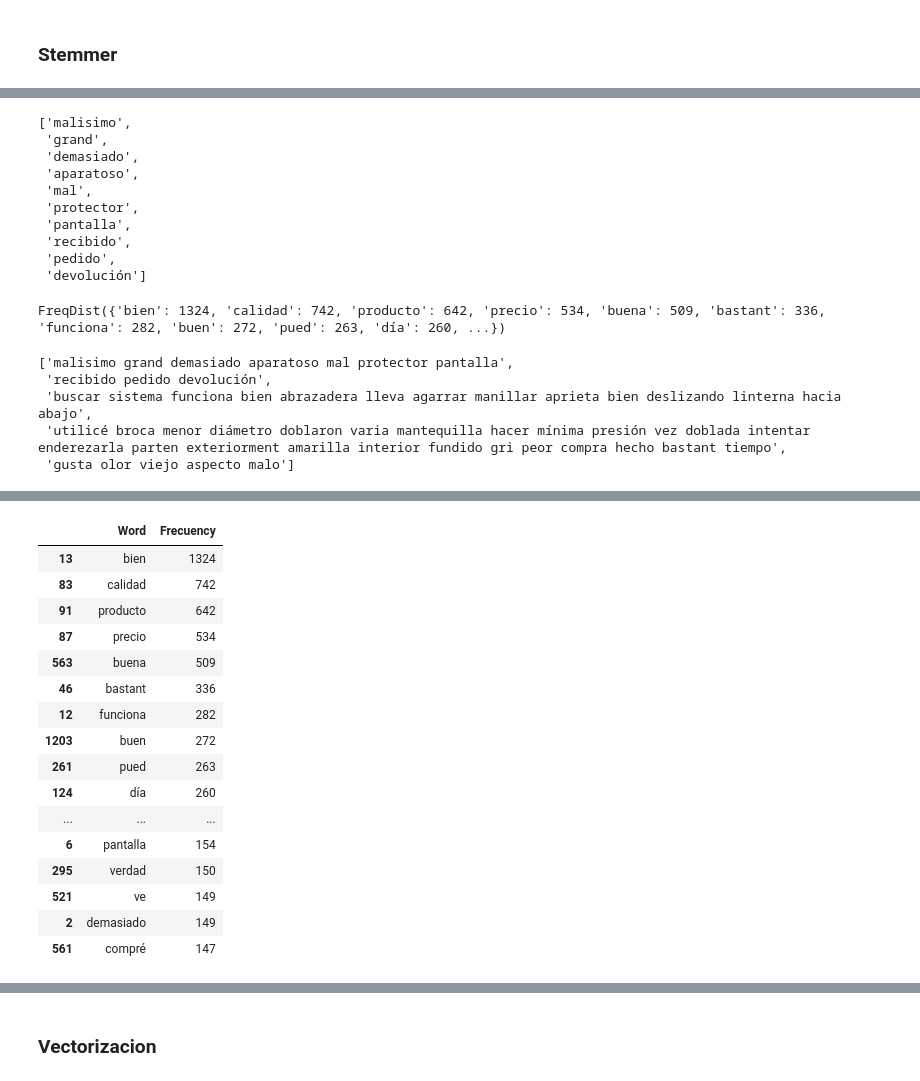
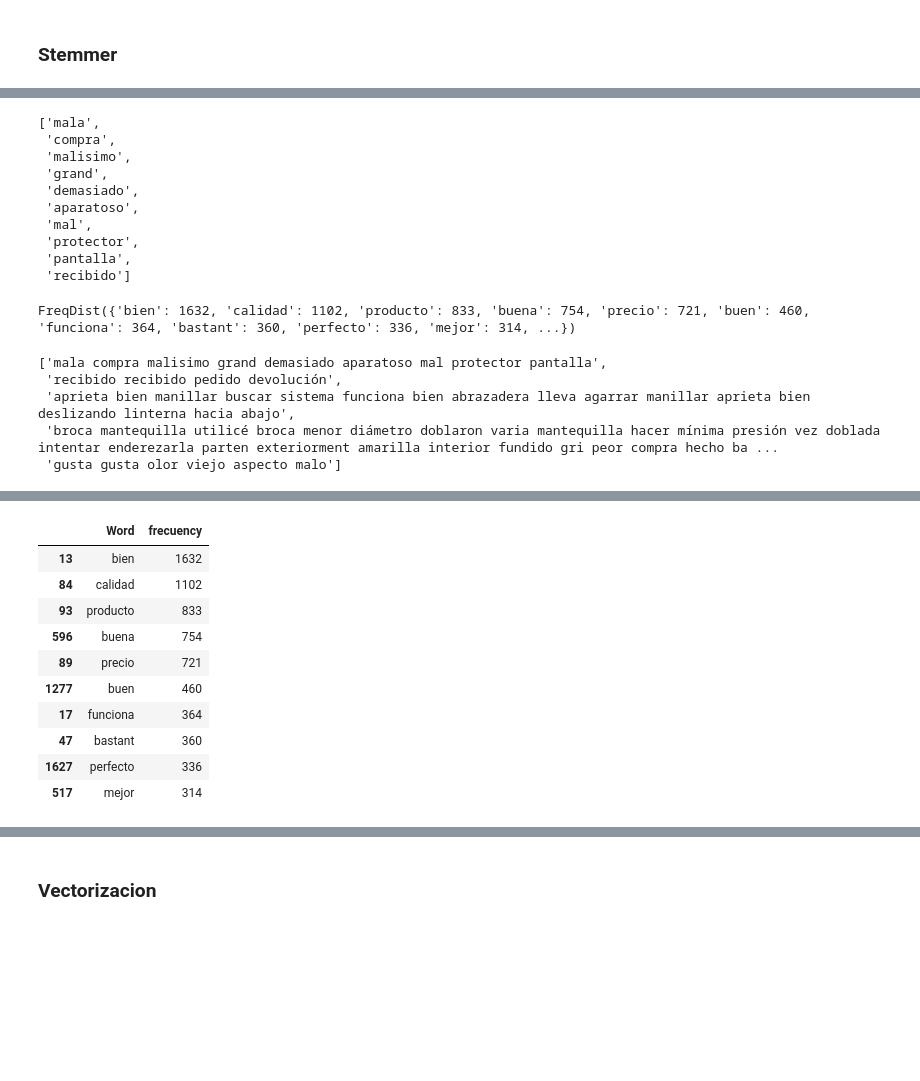
Before and after one commit to ldotto46/02.Proj_Amazon-NLP, a Jupyter notebook: DS_Proyecto_03_NLP_Lutte.ipynb, the cells around one changed output, grey strips where cells are left out. Cells and saved outputs as stored; diff of their text form; code cells hidden in the pictures; blank space fills up the shorter version.

```diff
--- a/DS_Proyecto_03_NLP_Lutte.ipynb
+++ b/DS_Proyecto_03_NLP_Lutte.ipynb
@@ -167,7 +157,7 @@ stemmer = PorterStemmer()
 review_list=[]
 simb=["!",".",",","no","si","...",")","("]
 todas_palabras_list=[]
-for review in dataset.review_body:
+for review in dataset.Todojunto:
     # Vamos a reemplzar los caracteres que no sean leras por espacios
     #review=re.sub("[^a-zA-Z]"," ",str(review))
     # Pasamos todo a minúsculas
@@ -214,29 +204,29 @@ todas_palabras_list[0:10]
 flat_list = [item for t in todas_palabras_list for item in t]
 flat_list[0:10]
 # %% [output]
-['malisimo',
+['mala',
+ 'compra',
+ 'malisimo',
  'grand',
  'demasiado',
  'aparatoso',
  'mal',
  'protector',
  'pantalla',
- 'recibido',
- 'pedido',
- 'devolución']
+ 'recibido']
 # %%
 freq = nltk.FreqDist(flat_list)
 freq
 # %% [output]
-FreqDist({'bien': 1324, 'calidad': 742, 'producto': 642, 'precio': 534, 'buena': 509, 'bastant': 336, 'funciona': 282, 'buen': 272, 'pued': 263, 'día': 260, ...})
+FreqDist({'bien': 1632, 'calidad': 1102, 'producto': 833, 'buena': 754, 'precio': 721, 'buen': 460, 'funciona': 364, 'bastant': 360, 'perfecto': 336, 'mejor': 314, ...})
 # %%
 review_list[0:5]
 # %% [output]
-['malisimo grand demasiado aparatoso mal protector pantalla',
- 'recibido pedido devolución',
- 'buscar sistema funciona bien abrazadera lleva agarrar manillar aprieta bien deslizando linterna hacia abajo',
- 'utilicé broca menor diámetro doblaron varia mantequilla hacer mínima presión vez doblada intentar enderezarla parten exteriorment amarilla interior fundido gri peor compra hecho bastant tiempo',
- 'gusta olor viejo aspecto malo']
+['mala compra malisimo grand demasiado aparatoso mal protector pantalla',
+ 'recibido recibido pedido devolución',
+ 'aprieta bien manillar buscar sistema funciona bien abrazadera lleva agarrar manillar aprieta bien deslizando linterna hacia abajo',
+ 'broca mantequilla utilicé broca menor diámetro doblaron varia mantequilla hacer mínima presión vez doblada intentar enderezarla parten exteriorment amarilla interior fundido gri peor compra hecho ba ...
+ 'gusta gusta olor viejo aspecto malo']
 # %%
 dataset["review_stem"] = review_list
 dataset.tail()
@@ -258,24 +248,18 @@ dataset.tail()
 | 4998 | es_0178380 | product_es_0402051 | reviewer_es_0686937 | 5 | A mi me gustan mucho las fundas T... | Genial | es | wireless | ... |
 | 4999 | es_0810087 | product_es_0684221 | reviewer_es_0613091 | 5 | El artículo ha cumplido con las e... | Buena calidad | es | apparel | ... |
 # %%
-df_freq = pd.DataFrame(list(freq.items()), columns = ["Word", "Frecuency"])
-df_freq.sort_values('Frecuency',ascending=False, inplace = True)
-df_freq.head(50)
+df_freq = pd.DataFrame(list(freq.items()), columns = ["Word", "frecuency"])
+df_freq.sort_values('frecuency',ascending=False, inplace = True)
+df_freq.head(10)
 # %% [output]
-|  | Word | Frecuency |
-| 13 | bien | 1324 |
-| 83 | calidad | 742 |
-| 91 | producto | 642 |
-| 87 | precio | 534 |
-| 563 | buena | 509 |
-| 46 | bastant | 336 |
-| 12 | funciona | 282 |
-| 1203 | buen | 272 |
-| 261 | pued | 263 |
-| 124 | día | 260 |
-| ... | ... | ... |
-| 6 | pantalla | 154 |
-| 295 | verdad | 150 |
-| 521 | ve | 149 |
-| 2 | demasiado | 149 |
-| 561 | compré | 147 |
+|  | Word | frecuency |
+| 13 | bien | 1632 |
+| 84 | calidad | 1102 |
+| 93 | producto | 833 |
+| 596 | buena | 754 |
+| 89 | precio | 721 |
+| 1277 | buen | 460 |
+| 17 | funciona | 364 |
+| 47 | bastant | 360 |
+| 1627 | perfecto | 336 |
+| 517 | mejor | 314 |
```
Also changed, not shown: parts of 96 cells of this notebook.
